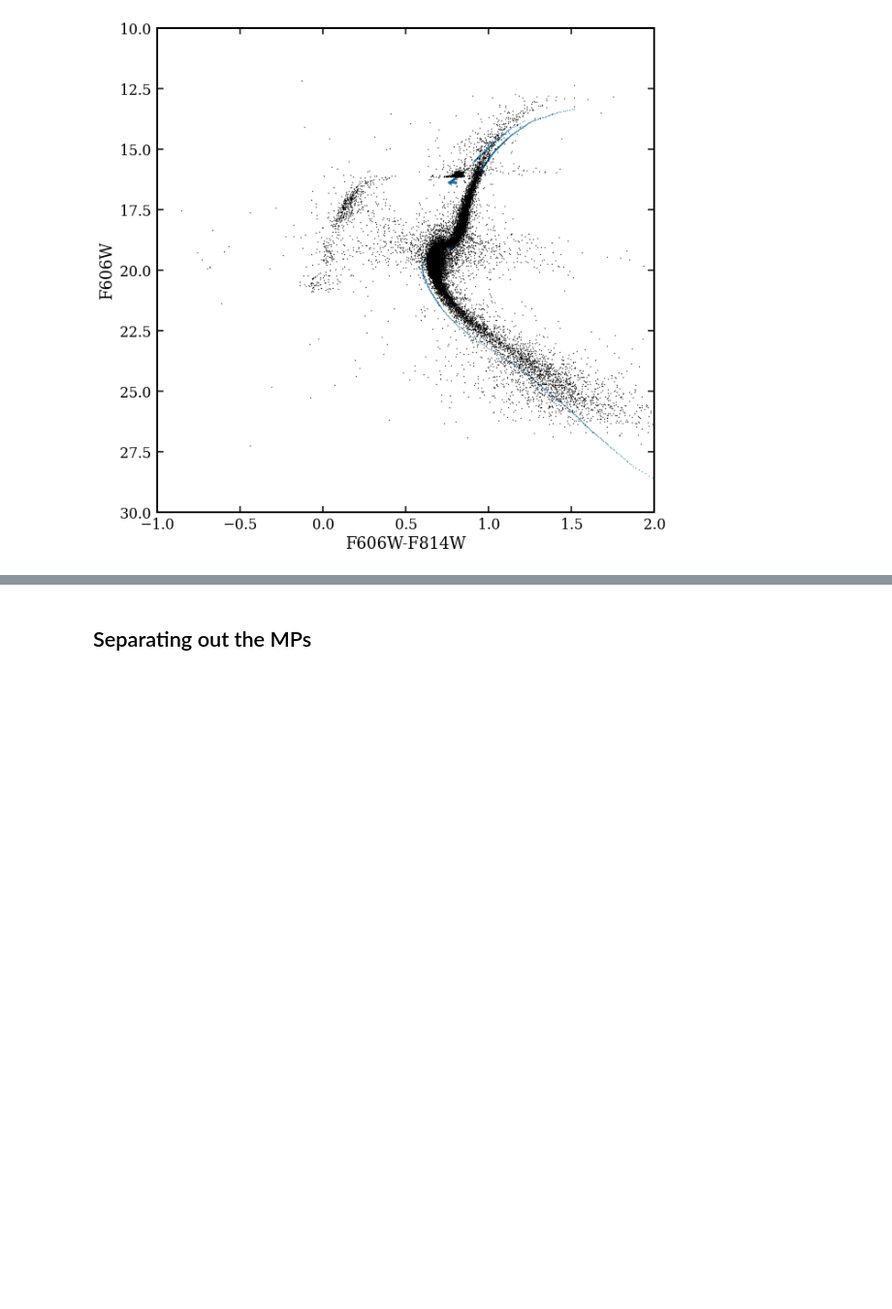
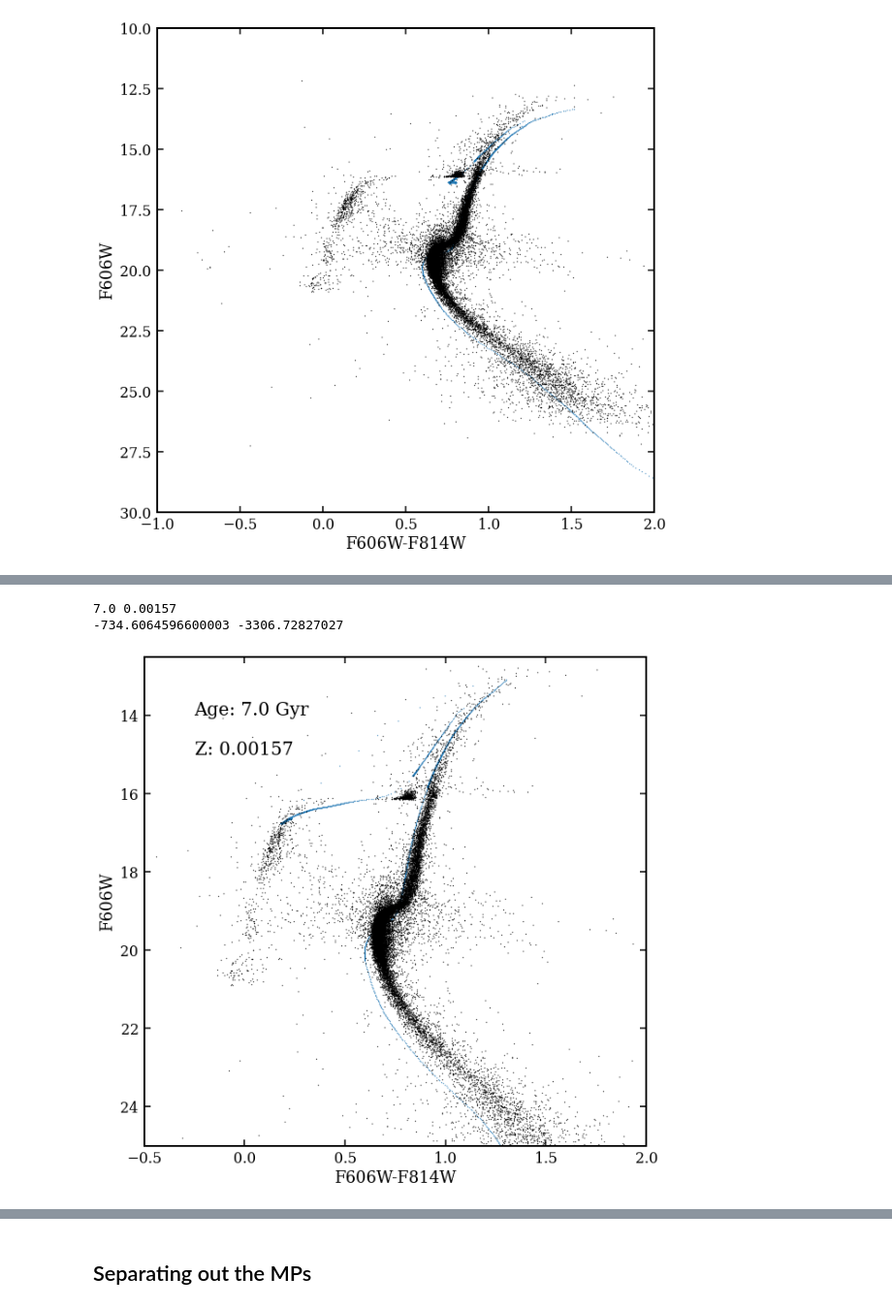
Before and after one commit to AndrewGraus/GC_project_code, a Jupyter notebook: Isochrone_tests.ipynb, the cells around one changed output, grey strips where cells are left out. Shown at 97% size. Cells and saved outputs as stored; diff of their text form; code cells hidden in the pictures; blank space fills up the shorter version.

Commit message:
added a working version of the MCMC plus a separate notebook where I just have the working version of the MCMC and some tests

```diff
--- a/Isochrone_tests.ipynb
+++ b/Isochrone_tests.ipynb
@@ -1047,3 +1048,12 @@ plt.show()
 # %% [output]
 -799.9411028100001 -2456.835622599999
 [figure]
+# %%
+import re
+print(basti_file)
+print(basti_folder)
+
+split_test = re.split('z|y|O',basti_file)
+age_test = float(split_test[0])/1000.0
+Z_test = float('0.'+split_test[1])
+print(age_test,Z_test)
@@ -1049,0 +1151,35 @@ plt.show()
+# %%
+split_final = re.split('z|y|O',basti_file)
+age_final = float(split_final[0])/1000.0 #Age of best fit isochrone Gyr
+Z_final = float('0.'+split_final[1]) #Z of best fit isochrone
+print(age_test,Z_test)
+
+fig1 = figure(1,(10,10))
+
+print(Likelihood_max,Likelihood_min)
+
+plt.scatter(basti_color_final,basti_mag_final,color='C0',s=0.1)
+#plt.scatter(basti_color_min,basti_mag_min,color='C1',s=0.1)
+
+plt.scatter(F606-F814,F606,color='k',s=0.1)
+#plt.plot(mist_f275w[mask_age]-mist_f814w[mask_age],mist_f275w[mask_age],color='k')
+#plt.xlim([0.4,1.2])
+#plt.ylim([22,15])
+
+plt.xlim([-0.5,2.0])
+plt.ylim([25.0,12.5])
+
+plt.text(-0.25,14.0,'Age: '+str(age_final)+' Gyr',fontsize=20)
+plt.text(-0.25,15.0,'Z: '+str(Z_final),fontsize=20)
+
+plt.xlabel('F606W-F814W')
+plt.ylabel('F606W')
+plt.show()
+
+#print(iso_matrix[:,0],iso_matrix[:,1])
+#print(np.min(F606),np.max(F606))
+#print(np.min(F814),np.max(F814))
+# %% [output]
+7.0 0.00157
+-734.6064596600003 -3306.72827027
+[figure, added]
```
Also changed, not shown: parts of 11 cells of this notebook, 1 other file.
